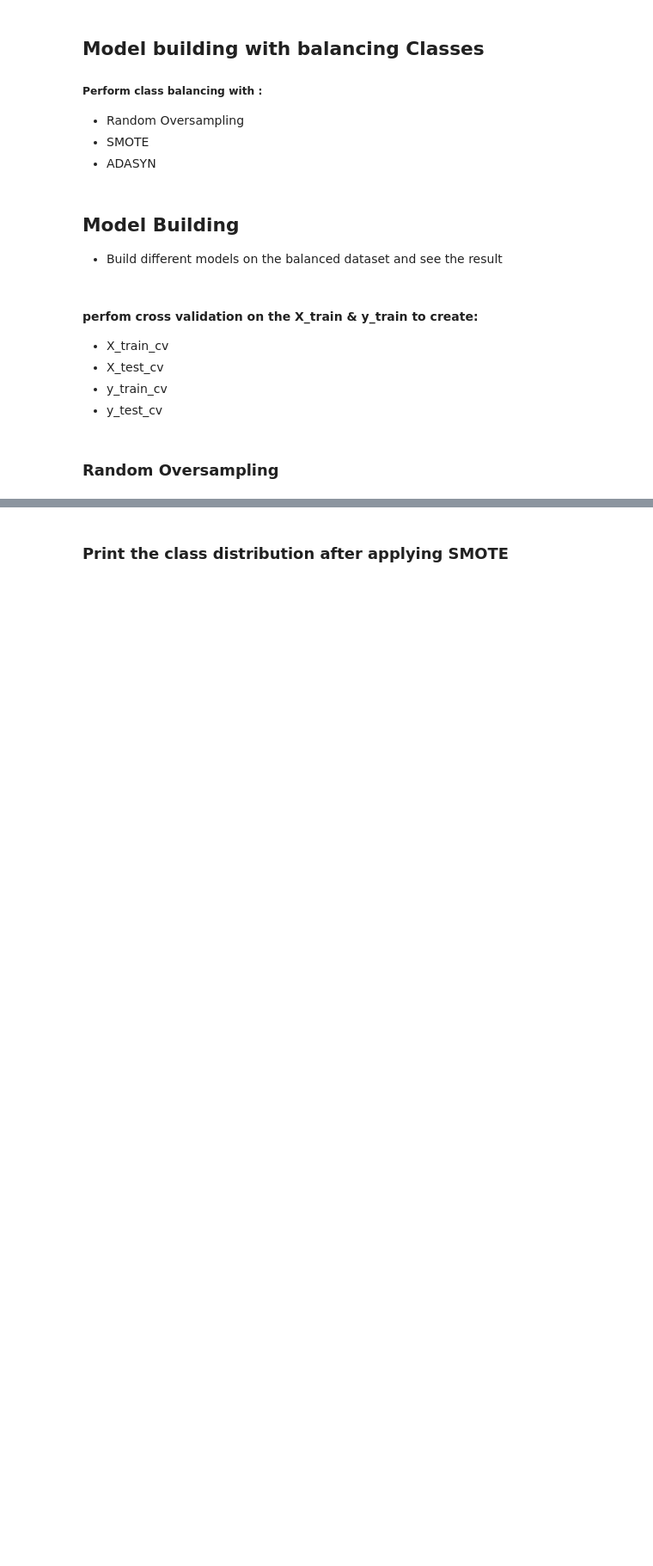
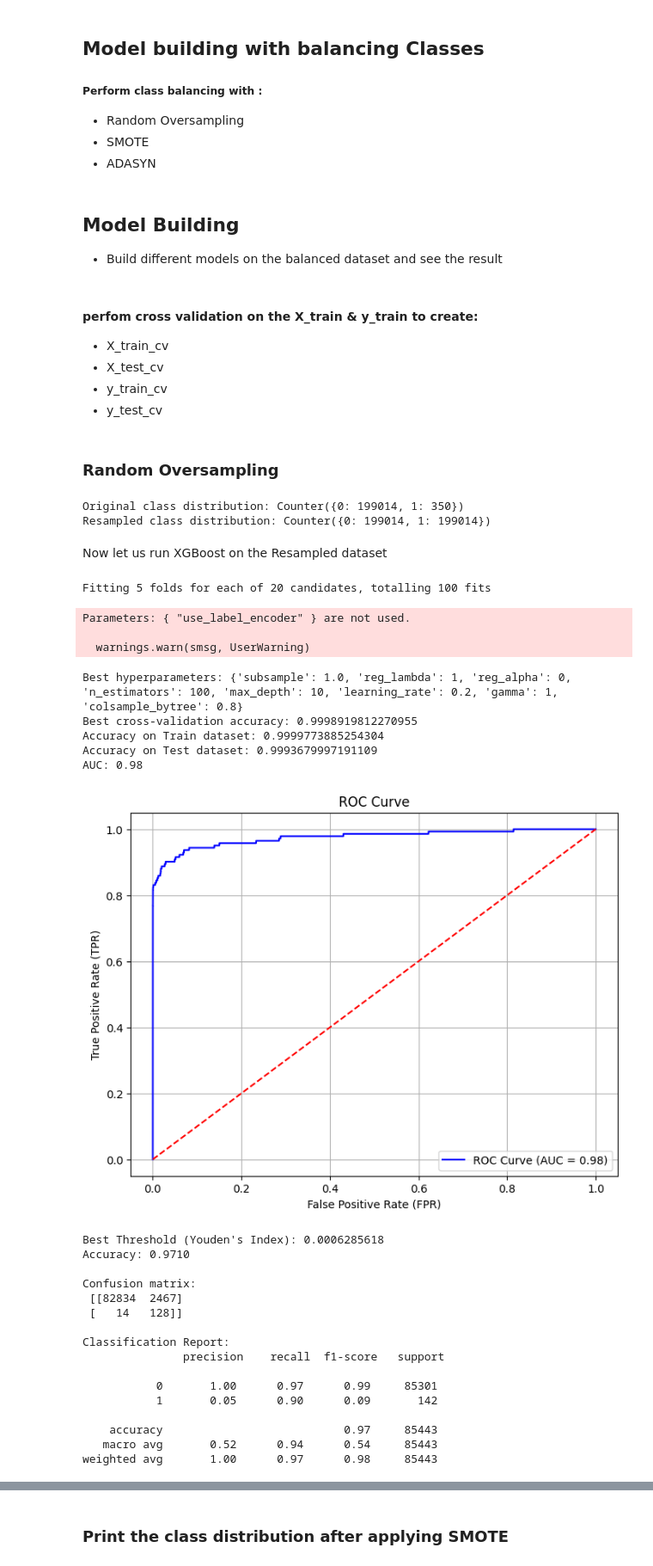
Before and after one commit to anilabh/credit_fraud_detection, a Jupyter notebook: Credit_card_fraud_detection.ipynb, the cells around one changed output, grey strips where cells are left out. Shown at 86% size. Drawn from its saved outputs; the diff is of its cells as text; code cells hidden in the pictures; blank space fills up the shorter version.

```diff
--- a/Credit_card_fraud_detection.ipynb
+++ b/Credit_card_fraud_detection.ipynb
@@ -675,2 +699,49 @@ from imblearn import over_sampling #- import the packages
+# %%
+from imblearn.over_sampling import RandomOverSampler
+from collections import Counter
+# Check class distribution
+print(f"Original class distribution: {Counter(y_train)}")
+
+# Step 2: Apply Random Oversampling
+ros = RandomOverSampler(random_state=42)
+X_resampled, y_resampled = ros.fit_resample(transformed_train_df, y_train)
+
+# Check class distribution after oversampling
+print(f"Resampled class distribution: {Counter(y_resampled)}")
+# %% [output]
+Original class distribution: Counter({0: 199014, 1: 350})
+Resampled class distribution: Counter({0: 199014, 1: 199014})
+# %% [markdown]
+Now let us run XGBoost on the Resampled dataset
+# %%
+run_xgb(X_resampled, y_resampled, transformed_test_df, y_test)
+# time taken to run the model : 2m
+# %% [output]
+Fitting 5 folds for each of 20 candidates, totalling 100 fits
+Parameters: { "use_label_encoder" } are not used.
+
+  warnings.warn(smsg, UserWarning)
+Best hyperparameters: {'subsample': 1.0, 'reg_lambda': 1, 'reg_alpha': 0, 'n_estimators': 100, 'max_depth': 10, 'learning_rate': 0.2, 'gamma': 1, 'colsample_bytree': 0.8}
+Best cross-validation accuracy: 0.9998919812270955
+Accuracy on Train dataset: 0.9999773885254304
+Accuracy on Test dataset: 0.9993679997191109
+AUC: 0.98
+[figure, added]
+Best Threshold (Youden's Index): 0.0006285618
+Accuracy: 0.9710
+
+Confusion matrix:
+ [[82834  2467]
+ [   14   128]]
+
+Classification Report:
+               precision    recall  f1-score   support
+
+           0       1.00      0.97      0.99     85301
+           1       0.05      0.90      0.09       142
+
+    accuracy                           0.97     85443
+   macro avg       0.52      0.94      0.54     85443
+weighted avg       1.00      0.97      0.98     85443
 # %% [markdown]
 ### Similarly explore other algorithms on balanced dataset by building models like:
```
Also changed, not shown: parts of 42 cells of this notebook.
